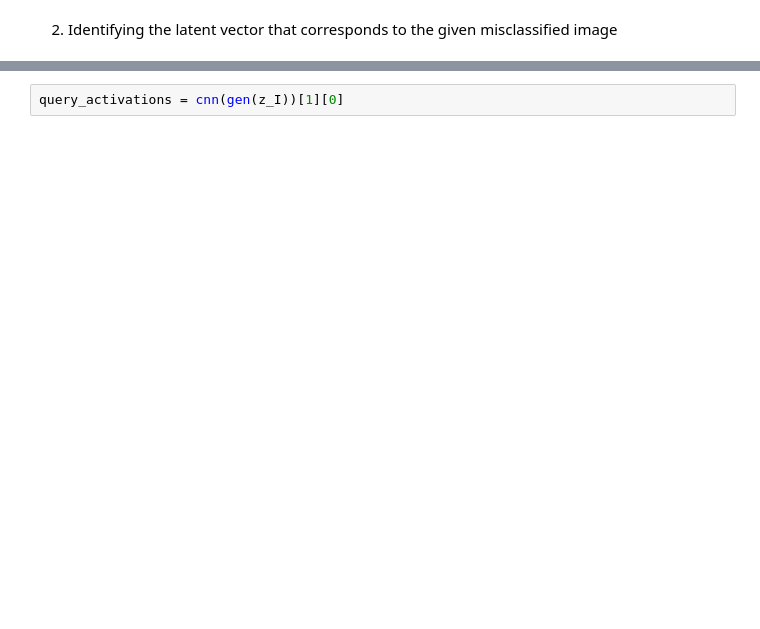
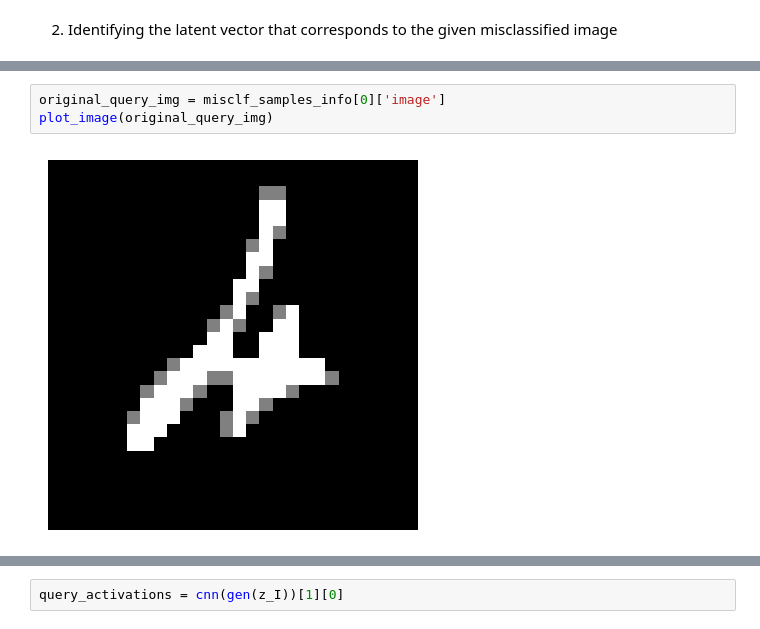
Before and after one commit to kSahatova/Recourse-Benchmark, a Jupyter notebook: experiments/images/run_piece.ipynb, the cells around one changed output, grey strips where cells are left out. Drawn from its saved outputs; the diff is of its cells as text; blank space fills up the shorter version.

```diff
--- a/experiments/images/run_piece.ipynb
+++ b/experiments/images/run_piece.ipynb
@@ -128 +172,6 @@ plot_image(original_query_img)
+# %%
+original_query_img = misclf_samples_info[0]['image']
+plot_image(original_query_img)
+# %% [output]
+[figure, added]
 # %%
```
Also changed, not shown: parts of 40 cells of this notebook, 25 other files.
